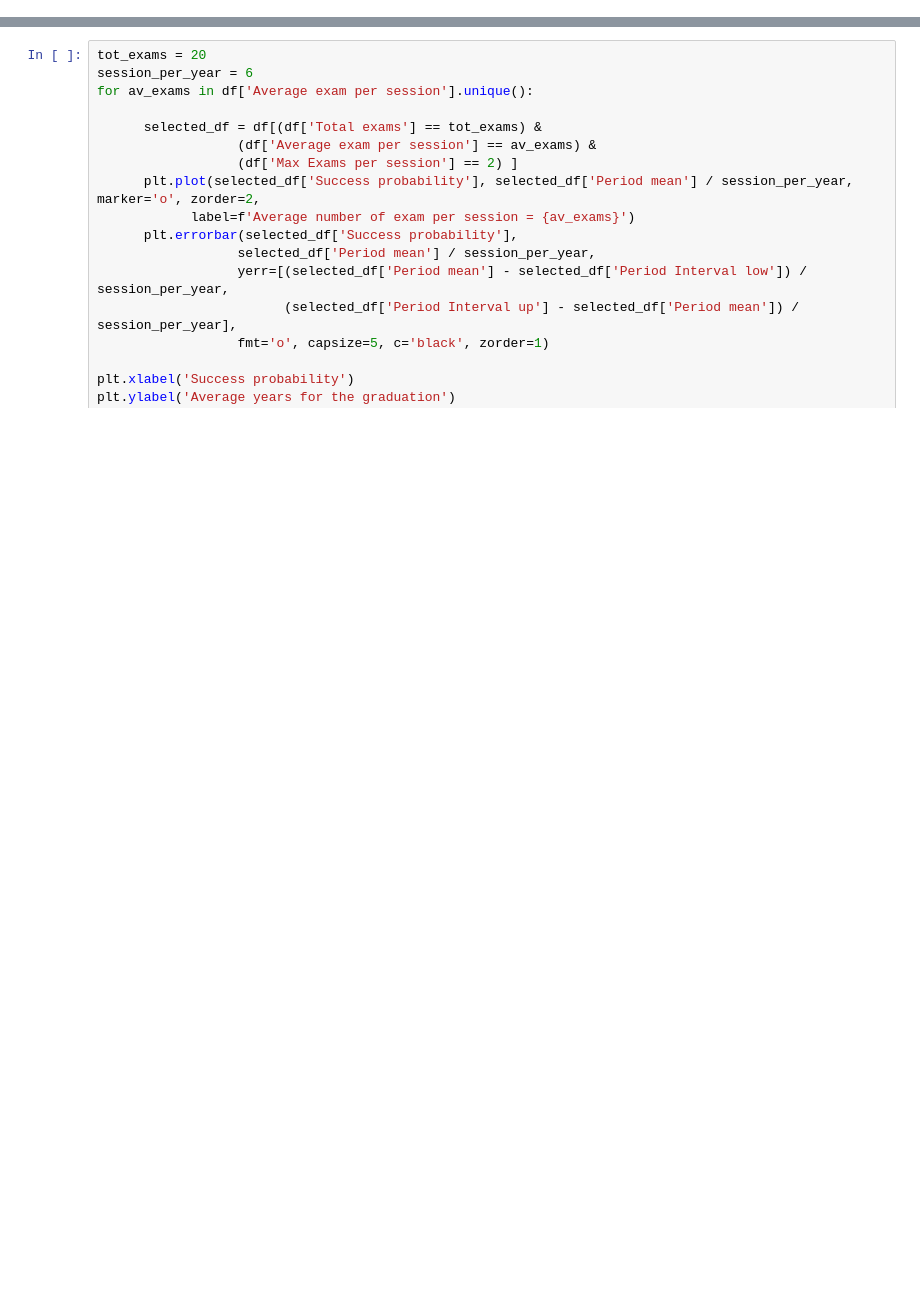
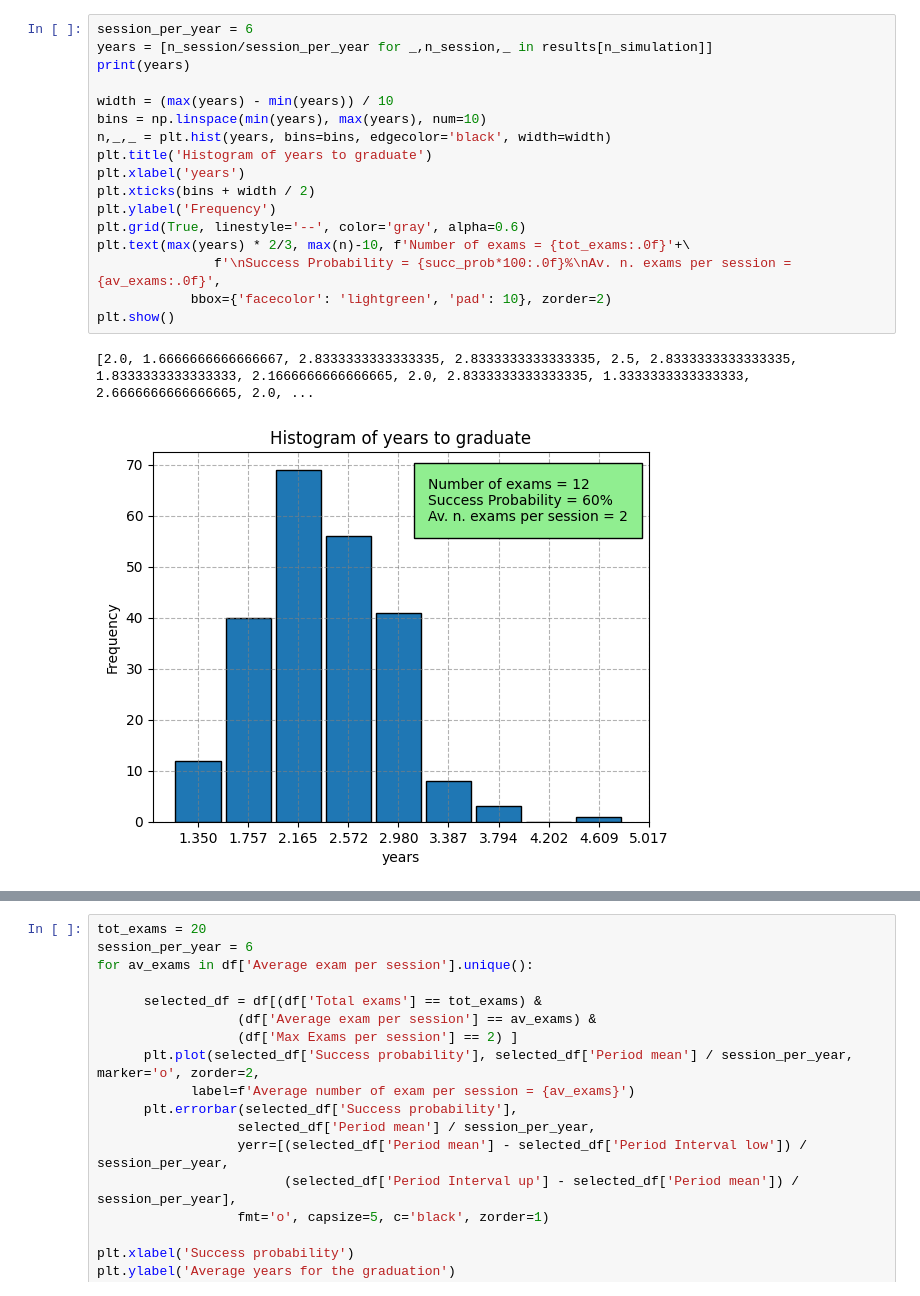
Before and after one commit to edoppiap/casl_labs, a Jupyter notebook: LabG4/labg4.ipynb, the cells around one changed output, grey strips where cells are left out. Saved outputs shown, nothing was run; the diff lists cells and outputs as text; blank space fills up the shorter version.

```diff
--- a/LabG4/labg4.ipynb
+++ b/LabG4/labg4.ipynb
@@ -96,3 +75,23 @@ while not honours:
+# %%
+session_per_year = 6
+years = [n_session/session_per_year for _,n_session,_ in results[n_simulation]]
+print(years)
+
+width = (max(years) - min(years)) / 10
+bins = np.linspace(min(years), max(years), num=10)
+n,_,_ = plt.hist(years, bins=bins, edgecolor='black', width=width)
+plt.title('Histogram of years to graduate')
+plt.xlabel('years')
+plt.xticks(bins + width / 2)
+plt.ylabel('Frequency')
+plt.grid(True, linestyle='--', color='gray', alpha=0.6)
+plt.text(max(years) * 2/3, max(n)-10, f'Number of exams = {tot_exams:.0f}'+\
+               f'\nSuccess Probability = {succ_prob*100:.0f}%\nAv. n. exams per session = {av_exams:.0f}',
+            bbox={'facecolor': 'lightgreen', 'pad': 10}, zorder=2)
+plt.show()
+# %% [output]
+[2.0, 1.6666666666666667, 2.8333333333333335, 2.8333333333333335, 2.5, 2.8333333333333335, 1.8333333333333333, 2.1666666666666665, 2.0, 2.8333333333333335, 1.3333333333333333, 2.6666666666666665, 2.0, ...
+[figure, added]
 # %%
 import matplotlib.pyplot as plt
 
```
Also changed, not shown: parts of 7 cells of this notebook, 2 other files.
